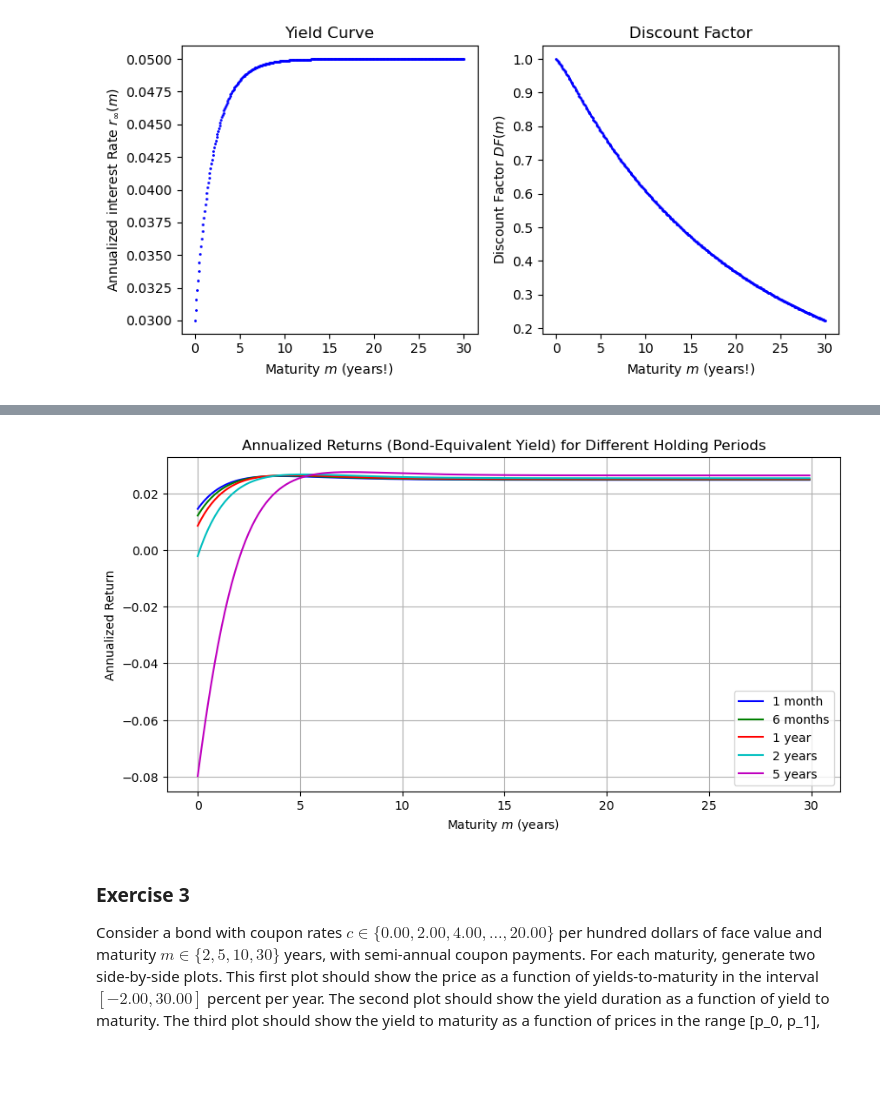
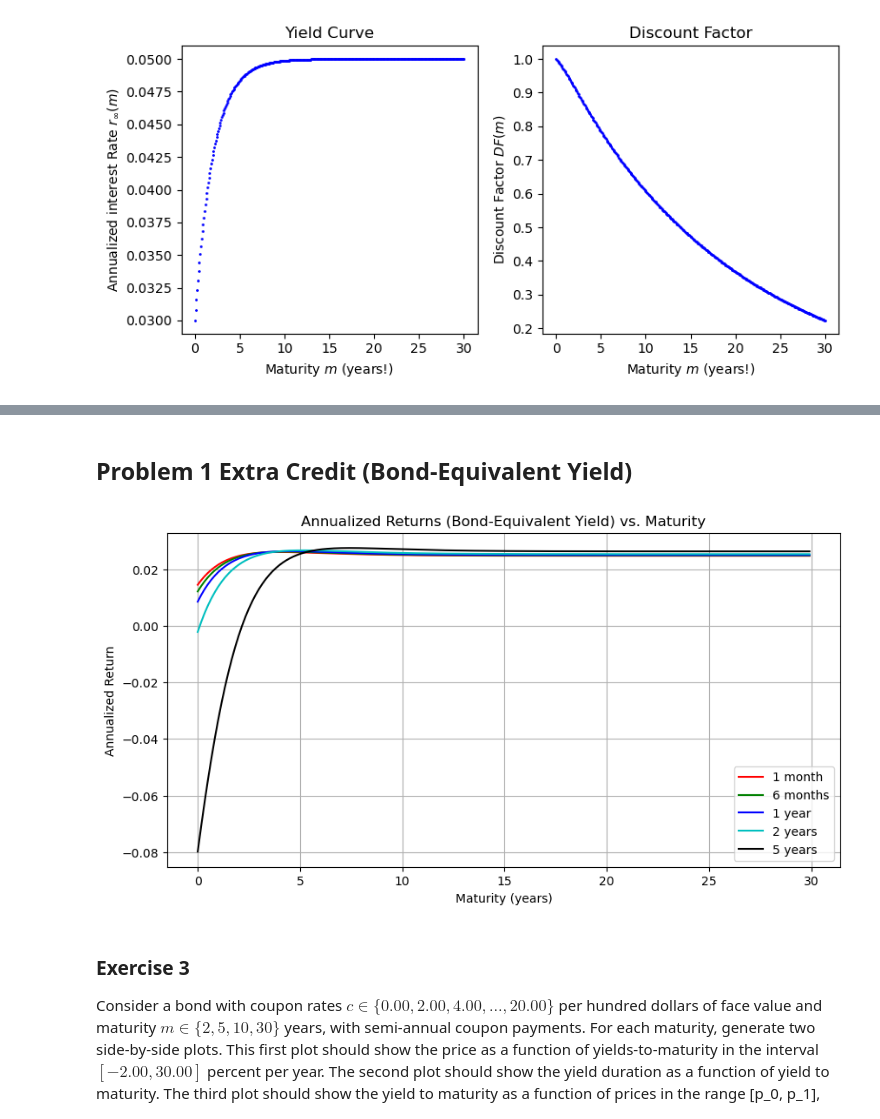
Before and after one commit to pathmarkoak/bufn400, a Jupyter notebook: Homeworks/Homework 2/Bonds and mortgages (theoretical calculations).ipynb, the cells around one changed output, grey strips where cells are left out. Cells and saved outputs as stored; diff of their text form; code cells hidden in the pictures; blank space fills up the shorter version.

```diff
--- a/Homeworks/Homework 2/Bonds and mortgages (theoretical calculations).ipynb
+++ b/Homeworks/Homework 2/Bonds and mortgages (theoretical calculations).ipynb
@@ -325,17 +374,14 @@ plt.show()
 # %% [output]
 [figure]
 # %%
-import numpy as np
-import matplotlib.pyplot as plt
+dts = [1/12, 6/12, 1, 2, 5] # Holding periods: one month, six months, one year, two years, five years
+labels = ["1 month", "6 months", "1 year", "2 years", "5 years"]
+colors = ['r', 'g', 'b', 'c', 'k']
 
 def annualized_return(m, dt, parms):
     df_m = np.exp(-fyc(m, parms) * m)
     df_m_dt = np.exp(-fyc(m - dt, parms) * (m - dt))
     return (df_m_dt - df_m) / df_m / dt
-
-dts = [1/12, 6/12, 1, 2, 5] # Holding periods: one month, six months, one year, two years, five years
-colors = ['b', 'g', 'r', 'c', 'm']
-labels = ["1 month", "6 months", "1 year", "2 years", "5 years"]
 
 # Plot for riding the yield curve
 plt.figure(figsize=(10,5))
@@ -343,8 +389,8 @@ for dt, color, label in zip(dts, colors, labels):
     returns = [annualized_return(mi, dt, parms) for mi in m]
     plt.plot(m[:-1], returns[:-1], color=color, label=label)  # Ignore the last value due to boundary conditions
 
-plt.title("Annualized Returns for Different Holding Periods")
-plt.xlabel("Maturity $m$ (years)")
+plt.title("Annualized Returns vs. Maturity")
+plt.xlabel("Maturity (years)")
 plt.ylabel("Annualized Return")
 plt.legend()
 plt.grid(True)
@@ -362,8 +408,8 @@ for dt, color, label in zip(dts, colors, labels):
     rates = [forward_rate(ti, dt, parms) for ti in m[:-1]]
     plt.plot(m[:-1], rates, color=color, label=label)
 
-plt.title("Instantaneous Forward Rates for Different Maturities")
-plt.xlabel("Time $t$ (years)")
+plt.title("Instantaneous Forward Rates vs. Maturity")
+plt.xlabel("Time (years)")
 plt.ylabel("Forward Rate")
 plt.legend()
 plt.grid(True)
@@ -374,28 +420,30 @@ plt.show()
+# %% [markdown]
+## Problem 1 Extra Credit (Bond-Equivalent Yield)
 # %%
 def discount_factor(m, parms):
     r_m = fyc(m, parms)
-    bond_eq_yield = 2 * (np.sqrt(1 + r_m / 2) - 1)
-    return (1 + bond_eq_yield / 2) ** (-2 * m)
+    bond_eq_yield = 2 * (np.sqrt(r_m + 1 / 2) - 1)
+    return (bond_eq_yield + 1 / 2) ** (m * -2)
 
 def annualized_return_beq(m, dt, parms):
     df_m = discount_factor(m, parms)
     df_m_dt = discount_factor(m - dt, parms)
     return (df_m_dt - df_m) / df_m / dt
 
 # Plot for riding the yield curve with bond-equivalent yield
 plt.figure(figsize=(10,5))
 for dt, color, label in zip(dts, colors, labels):
     returns = [annualized_return_beq(mi, dt, parms) for mi in m]
     plt.plot(m[:-1], returns[:-1], color=color, label=label)  # Ignore the last value due to boundary conditions
 
-plt.title("Annualized Returns (Bond-Equivalent Yield) for Different Holding Periods")
-plt.xlabel("Maturity $m$ (years)")
+plt.title("Annualized Returns (Bond-Equivalent Yield) vs. Maturity")
+plt.xlabel("Maturity (years)")
 plt.ylabel("Annualized Return")
 plt.legend()
 plt.grid(True)
 plt.show()
 # %% [output]
-[figure, old version]
+[figure, new version]
 # %% [markdown]
 ### Exercise 3
 
```
Also changed, not shown: parts of 7 cells of this notebook.
